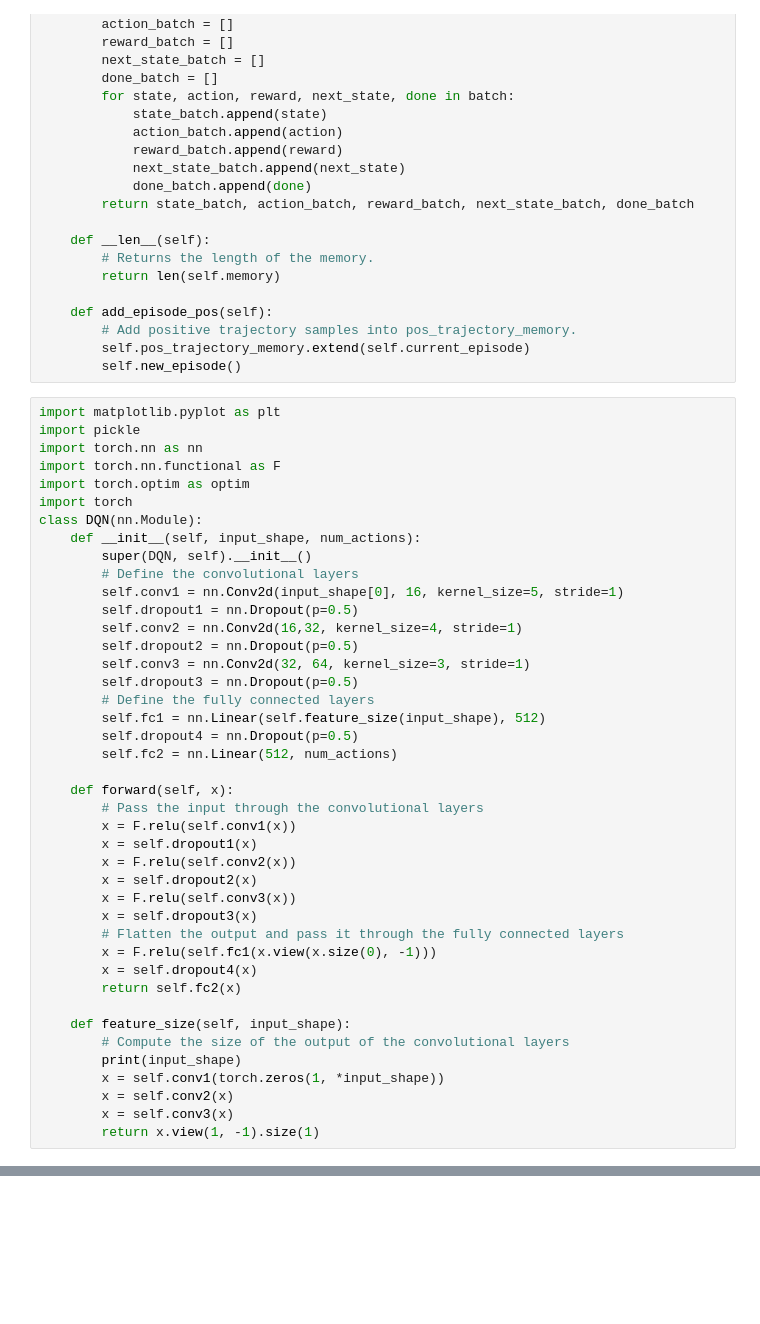
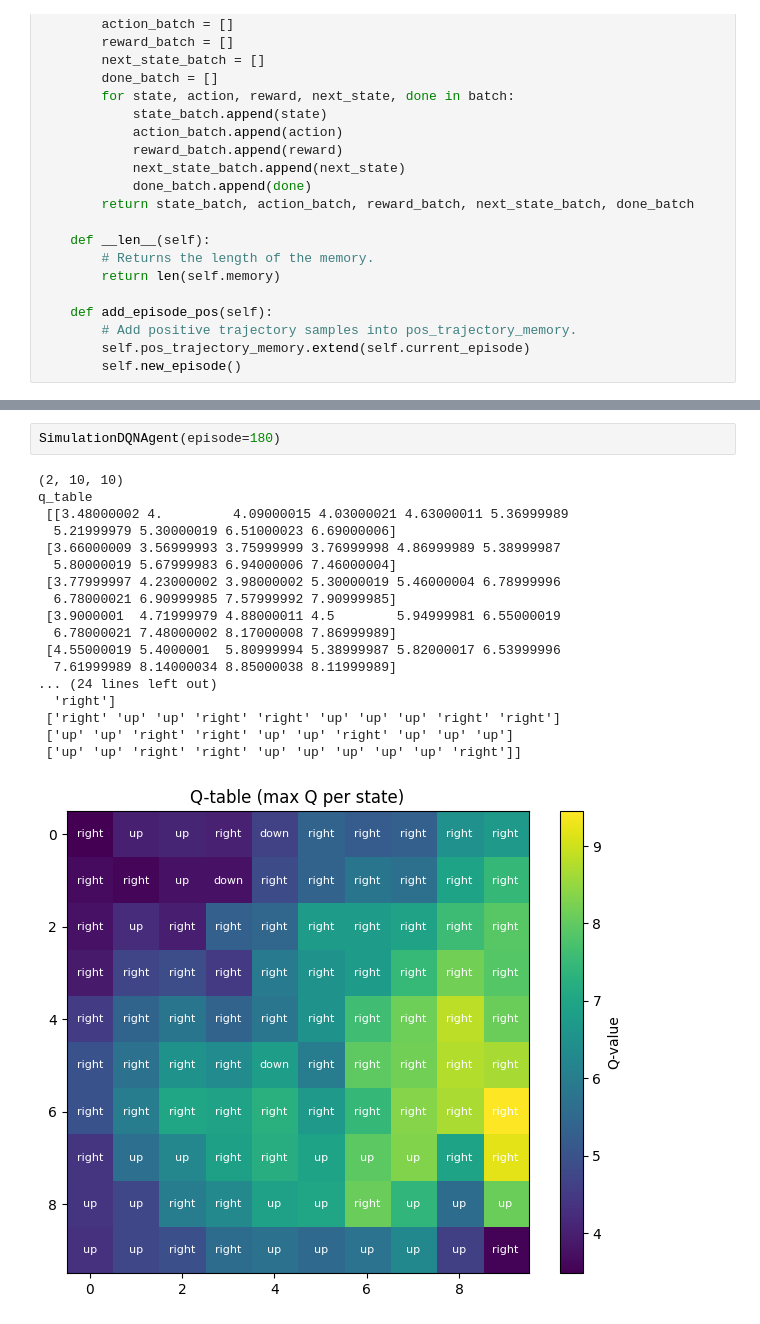
Before and after one commit to Mozo953/Deep-Learning-Reinforcement-learning, a Jupyter notebook: DRL_Lab3_Deep_Q_Learning.ipynb, the cells around one changed output, grey strips where cells are left out. Saved outputs shown, nothing was run; the diff lists cells and outputs as text; blank space fills up the shorter version.

```diff
--- a/DRL_Lab3_Deep_Q_Learning.ipynb
+++ b/DRL_Lab3_Deep_Q_Learning.ipynb
@@ -287,45 +540,3 @@ class ReplayMemory:
         # Add positive trajectory samples into pos_trajectory_memory.
         self.pos_trajectory_memory.extend(self.current_episode)
         self.new_episode()
-# %%
-import matplotlib.pyplot as plt
-import pickle
-import torch.nn as nn
-import torch.nn.functional as F
-import torch.optim as optim
-import torch
-class DQN(nn.Module):
-    def __init__(self, input_shape, num_actions):
-        super(DQN, self).__init__()
-        # Define the convolutional layers
-        self.conv1 = nn.Conv2d(input_shape[0], 16, kernel_size=5, stride=1)
-        self.dropout1 = nn.Dropout(p=0.5)
-        self.conv2 = nn.Conv2d(16,32, kernel_size=4, stride=1)
-        self.dropout2 = nn.Dropout(p=0.5)
-        self.conv3 = nn.Conv2d(32, 64, kernel_size=3, stride=1)
-        self.dropout3 = nn.Dropout(p=0.5)
-        # Define the fully connected layers
-        self.fc1 = nn.Linear(self.feature_size(input_shape), 512)
-        self.dropout4 = nn.Dropout(p=0.5)
-        self.fc2 = nn.Linear(512, num_actions)
-
-    def forward(self, x):
-        # Pass the input through the convolutional layers
-        x = F.relu(self.conv1(x))
-        x = self.dropout1(x)
-        x = F.relu(self.conv2(x))
-        x = self.dropout2(x)
-        x = F.relu(self.conv3(x))
-        x = self.dropout3(x)
-        # Flatten the output and pass it through the fully connected layers
-        x = F.relu(self.fc1(x.view(x.size(0), -1)))
-        x = self.dropout4(x)
-        return self.fc2(x)
-
-    def feature_size(self, input_shape):
-        # Compute the size of the output of the convolutional layers
-        print(input_shape)
-        x = self.conv1(torch.zeros(1, *input_shape))
-        x = self.conv2(x)
-        x = self.conv3(x)
-        return x.view(1, -1).size(1)
@@ -621,0 +780,21 @@ SimulationDQNAgent(episode=190)
+# %%
+SimulationDQNAgent(episode=180)
+# %% [output]
+(2, 10, 10)
+q_table
+ [[3.48000002 4.         4.09000015 4.03000021 4.63000011 5.36999989
+  5.21999979 5.30000019 6.51000023 6.69000006]
+ [3.66000009 3.56999993 3.75999999 3.76999998 4.86999989 5.38999987
+  5.80000019 5.67999983 6.94000006 7.46000004]
+ [3.77999997 4.23000002 3.98000002 5.30000019 5.46000004 6.78999996
+  6.78000021 6.90999985 7.57999992 7.90999985]
+ [3.9000001  4.71999979 4.88000011 4.5        5.94999981 6.55000019
+  6.78000021 7.48000002 8.17000008 7.86999989]
+ [4.55000019 5.4000001  5.80999994 5.38999987 5.82000017 6.53999996
+  7.61999989 8.14000034 8.85000038 8.11999989]
+... (24 lines left out)
+  'right']
+ ['right' 'up' 'up' 'right' 'right' 'up' 'up' 'up' 'right' 'right']
+ ['up' 'up' 'right' 'right' 'up' 'up' 'right' 'up' 'up' 'up']
+ ['up' 'up' 'right' 'right' 'up' 'up' 'up' 'up' 'up' 'right']]
+[figure, added]
```
Also changed, not shown: parts of 19 cells of this notebook, 23 other files.
